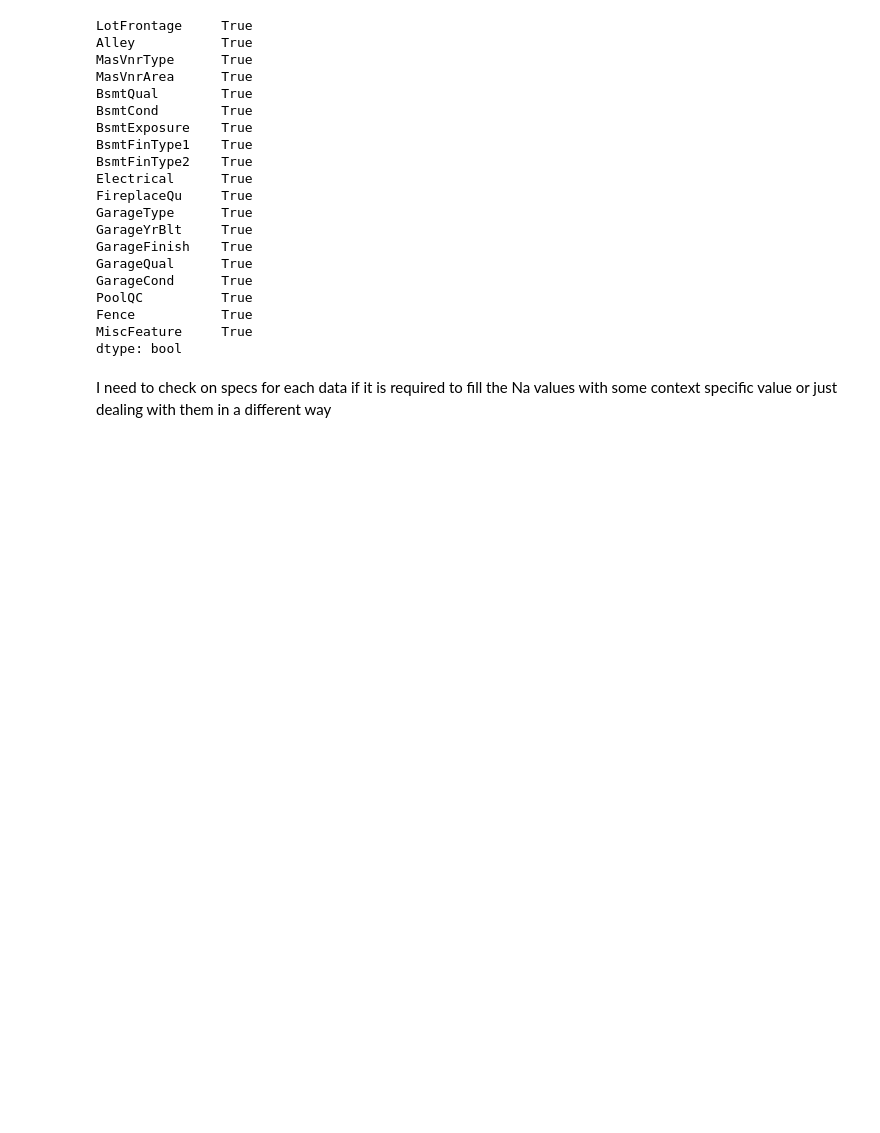
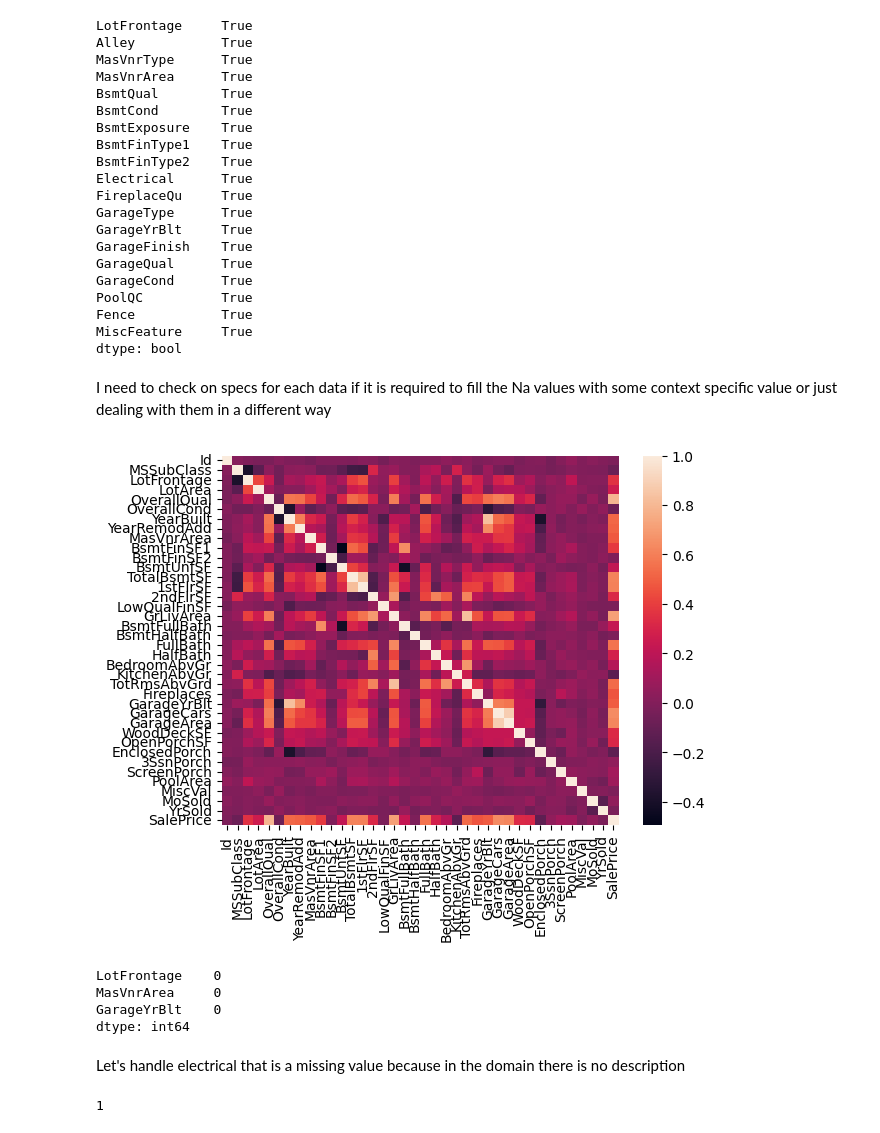
Before and after one commit to maikuvit/Space-Capybaras-Final-Project, a Jupyter notebook: main.ipynb, the cells around one changed output. Cells and saved outputs as stored; diff of their text form; code cells hidden in the pictures; blank space fills up the shorter version.

```diff
--- a/main.ipynb
+++ b/main.ipynb
@@ -28,0 +12,4 @@ ds
+# %%
+
+df = pd.read_csv("train.csv")
+df
@@ -82,3 +83,39 @@ I need to check on specs for each data if it is required to fill the Na values w
 # those values that are related among themselves (basement, garage, pool) must be checked for consistency
 #   example: if i have a garage and i have Null on garageYrBlt -> inconsistent record
 #            if i dont have a garage and i have Null on garageYrBlt -> good record (need to switch category)
+# %%
+#plot correlatoin matrix
+import seaborn as sns
+
+corr = df.corr()
+sns.heatmap(corr,
+            xticklabels=corr.columns.values,
+            yticklabels=corr.columns.values)
+
+#check for correlation with SalePrice
+corr = df.corr()
+# %% [output]
+[figure, added]
+# %%
+numericalAttributes = ['LotFrontage', 'MasVnrArea','GarageYrBlt']
+
+
+df['LotFrontage'] = df['LotFrontage'].fillna(0)
+#Drop MasVnrArea row if it has NaN
+df['MasVnrArea'] = df['MasVnrArea'].fillna(0)
+#Drop GarageYrBlt row if  GarageType is NaN
+df['GarageYrBlt'] = df['GarageYrBlt'].fillna(0)
+
+df[numericalAttributes].isna().sum()
+# %% [output]
+LotFrontage    0
+MasVnrArea     0
+GarageYrBlt    0
+dtype: int64
+# %% [markdown]
+Let's handle electrical that is a missing value because in the domain there is no description
+# %%
+print(df['Electrical'].isna().sum())
+df['Electrical'].dropna(inplace=True)
+# %% [output]
+1
```
Also changed, not shown: parts of 3 cells of this notebook, 1 other file.
